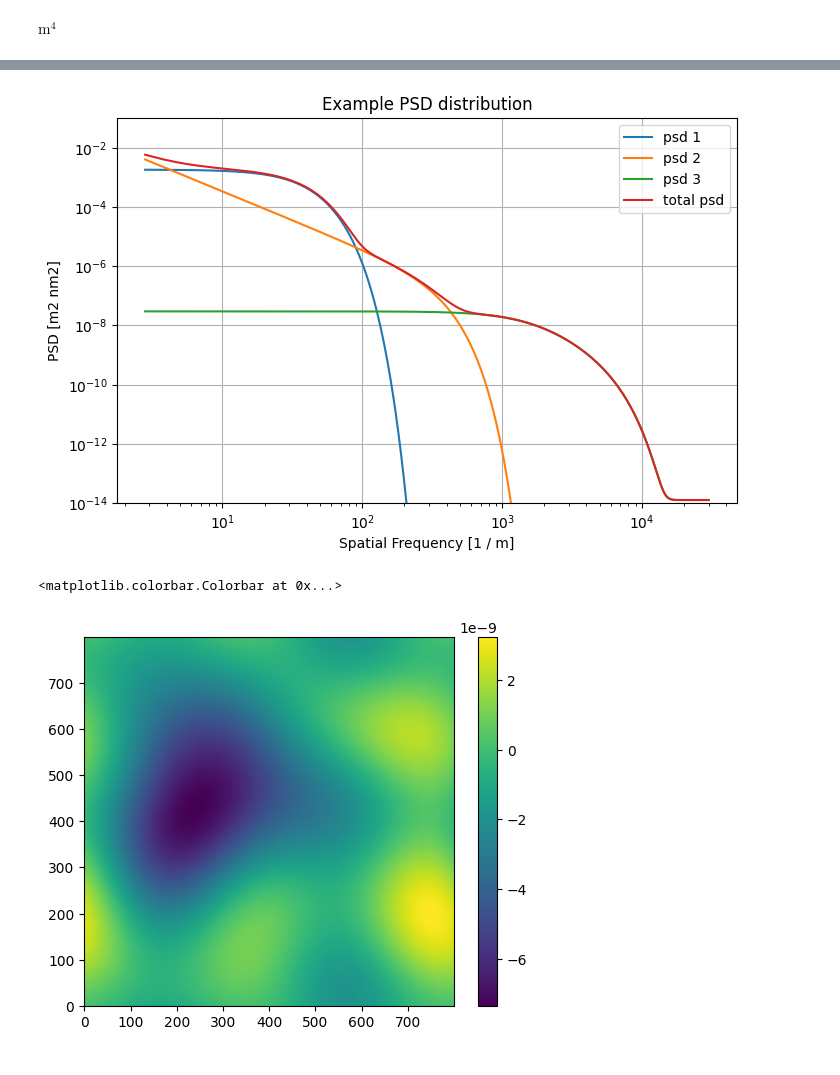
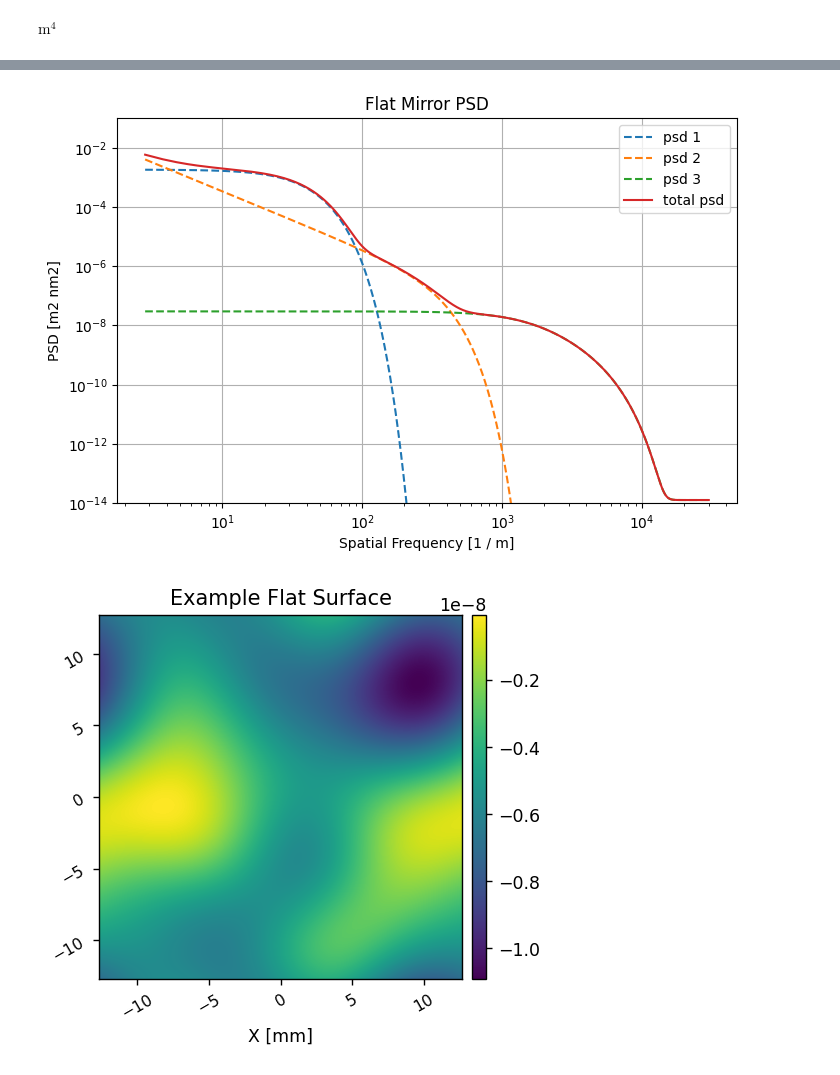
Before and after one commit to kian1377/gmagaox-poppy, a Jupyter notebook: oap_and_flats_psd_demo.ipynb, the cells around one changed output, grey strips where cells are left out. Cells and saved outputs as stored; diff of their text form; code cells hidden in the pictures.

```diff
--- a/oap_and_flats_psd_demo.ipynb
+++ b/oap_and_flats_psd_demo.ipynb
@@ -11,9 +11,9 @@ from gmagaox.imshows import *
 
 from gmagaox.math_module import xp, ensure_np_array
 
-wavelength = 650*u.nm
+wavelength = 633*u.nm
 diam = 25.4*u.mm
-npix = 800
+npix = 2540
 
 pxscl = diam/npix
 max_sf = 1/pxscl/2
@@ -129,40 +127,40 @@ params = {
     'psd_weight': [1],
     'apply_reflection':True,
     'incident_angle':15*u.degree,
     'screen_size':int(npix*1),
 }
 
 k_range = (np.arange(start=2.8, stop=30000, step=0.95)/u.m)
 psd1 = psd_model(k_range, psd_list[0])
 psd2 = psd_model(k_range, psd_list[1])
 psd3 = psd_model(k_range, psd_list[2])
 
 psd_tot = psd1 + psd2 + psd3
 
 fig = plt.figure(figsize=[8,5], dpi=100)
-plt.loglog(k_range.value, psd1.value, label='psd 1')
-plt.loglog(k_range.value, psd2.value, label='psd 2')
-plt.loglog(k_range.value, psd3.value, label='psd 3')
-plt.loglog(k_range.value, psd_tot.value, label='total psd')
+plt.loglog(k_range.value, psd1.value, '--', label='psd 1',)
+plt.loglog(k_range.value, psd2.value, '--', label='psd 2')
+plt.loglog(k_range.value, psd3.value, '--', label='psd 3')
+plt.loglog(k_range.value, psd_tot.value, label='total psd', linewidth=1.5)
 
 # plt.vlines(max_sf.to_value(1/u.m), 1e-11, 1e-1, color='red')
 plt.grid()
 plt.ylim(top=0.1, bottom=1e-14)
 plt.xlabel('Spatial Frequency [{0}]'.format(k_range.unit))
 plt.ylabel('PSD [{0}]'.format(psd1.unit))
-plt.title('Example PSD distribution')
+plt.title('Flat Mirror PSD')
 plt.legend()
 plt.close()
 display(fig)
 
 wfe = poppy.PowerSpectrumWFE(**params, seed=12, )
 psd_opd = wfe.get_opd(wf)
 psd_phasor = wfe.get_phasor(wf)
 psd_trans = wfe.get_transmission(wf)
 
-plt.imshow(ensure_np_array(psd_opd))
-plt.colorbar()
+psd_opd = wfe.get_opd(wf)
+
+imshow1(psd_opd, 'Example Flat Surface', pxscl=wf.pixelscale.to(u.mm/u.pix), xlabel='X [mm]', cmap='viridis')
 # %% [output]
-[figure, old version]
+[figure, new version]
-<matplotlib.colorbar.Colorbar at 0x...>
-[figure, old version]
+[figure, new version]
```
Also changed, not shown: parts of 1 cell of this notebook, 5 other files.
